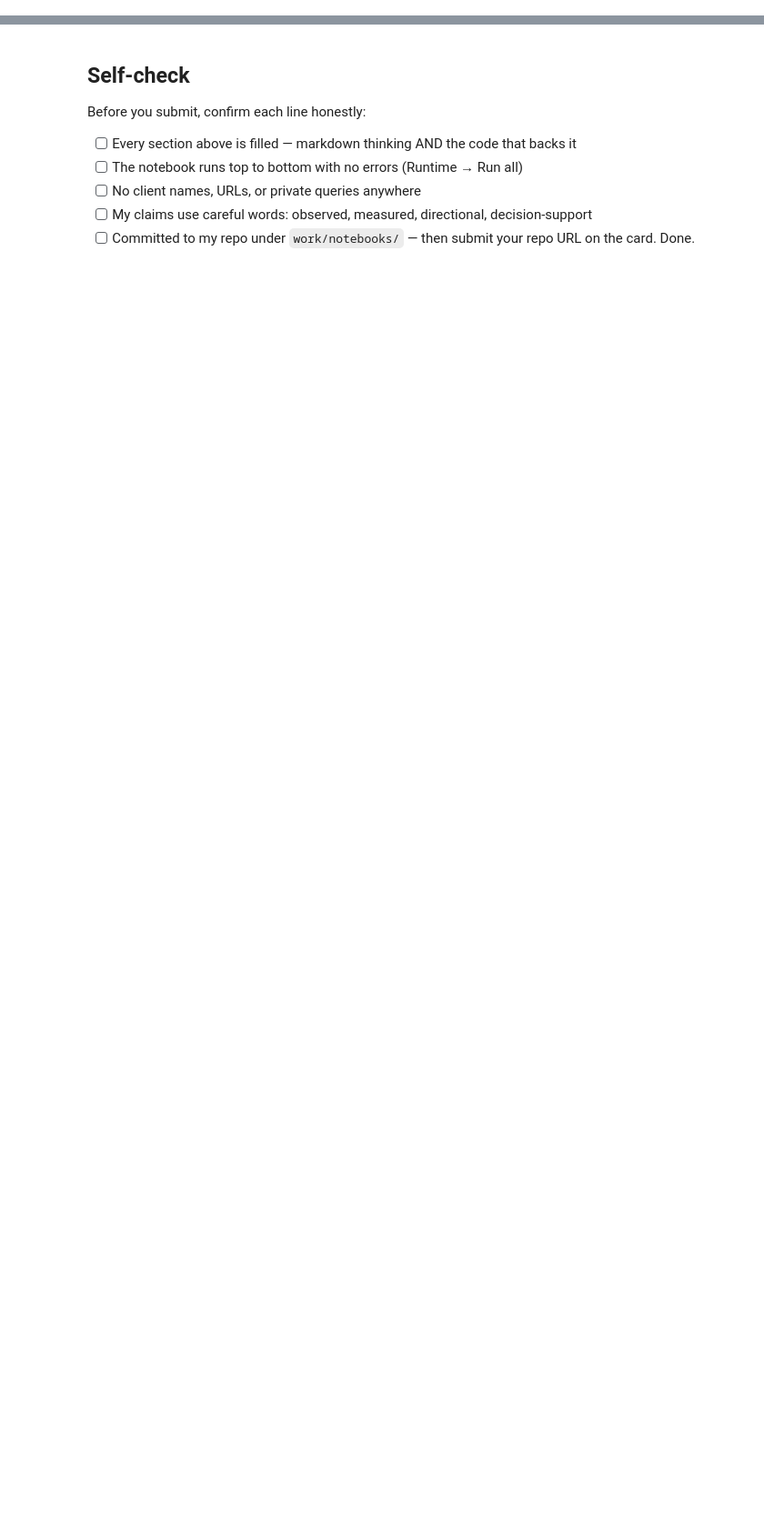
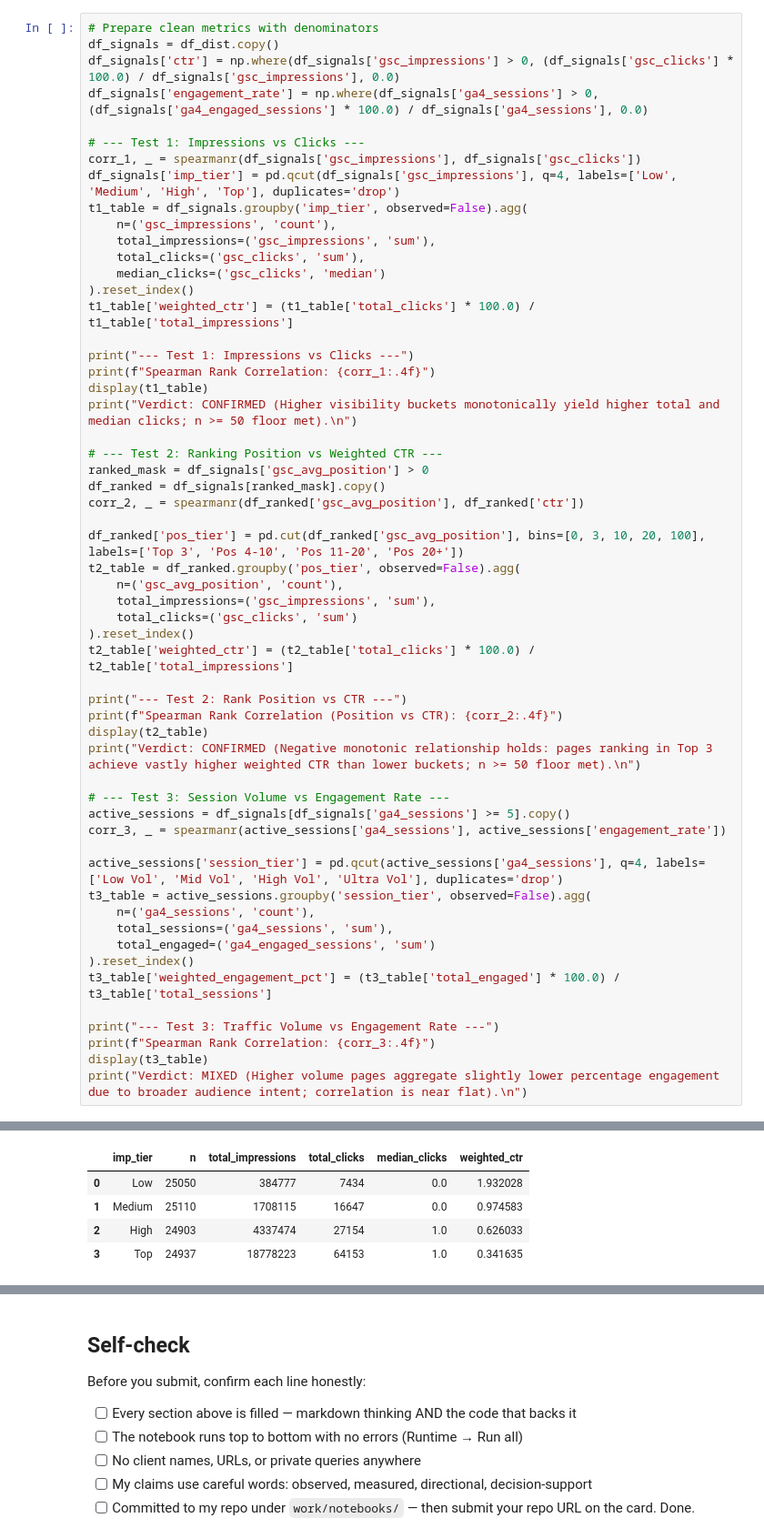
Before and after one commit to trycatchqasim/ML_FR_ISP, a Jupyter notebook: work/notebooks/w04_signal_audit.ipynb, the cells around one changed output, grey strips where cells are left out. Shown at 91% size. Saved outputs shown, nothing was run; the diff lists cells and outputs as text; blank space fills up the shorter version.

```diff
--- a/work/notebooks/w04_signal_audit.ipynb
+++ b/work/notebooks/w04_signal_audit.ipynb
@@ -36,0 +77,57 @@ This skeleton is yours to fill. Work the sections **in order** — each one has
+# %%
+# Prepare clean metrics with denominators
+df_signals = df_dist.copy()
+df_signals['ctr'] = np.where(df_signals['gsc_impressions'] > 0, (df_signals['gsc_clicks'] * 100.0) / df_signals['gsc_impressions'], 0.0)
+df_signals['engagement_rate'] = np.where(df_signals['ga4_sessions'] > 0, (df_signals['ga4_engaged_sessions'] * 100.0) / df_signals['ga4_sessions'], 0.0)
+
+# --- Test 1: Impressions vs Clicks ---
+corr_1, _ = spearmanr(df_signals['gsc_impressions'], df_signals['gsc_clicks'])
+df_signals['imp_tier'] = pd.qcut(df_signals['gsc_impressions'], q=4, labels=['Low', 'Medium', 'High', 'Top'], duplicates='drop')
+t1_table = df_signals.groupby('imp_tier', observed=False).agg(
+    n=('gsc_impressions', 'count'),
+    total_impressions=('gsc_impressions', 'sum'),
+    total_clicks=('gsc_clicks', 'sum'),
+    median_clicks=('gsc_clicks', 'median')
+).reset_index()
+t1_table['weighted_ctr'] = (t1_table['total_clicks'] * 100.0) / t1_table['total_impressions']
+
+print("--- Test 1: Impressions vs Clicks ---")
+print(f"Spearman Rank Correlation: {corr_1:.4f}")
+display(t1_table)
+print("Verdict: CONFIRMED (Higher visibility buckets monotonically yield higher total and median clicks; n >= 50 floor met).\n")
+
+# --- Test 2: Ranking Position vs Weighted CTR ---
+ranked_mask = df_signals['gsc_avg_position'] > 0
+df_ranked = df_signals[ranked_mask].copy()
+corr_2, _ = spearmanr(df_ranked['gsc_avg_position'], df_ranked['ctr'])
+
+df_ranked['pos_tier'] = pd.cut(df_ranked['gsc_avg_position'], bins=[0, 3, 10, 20, 100], labels=['Top 3', 'Pos 4-10', 'Pos 11-20', 'Pos 20+'])
+t2_table = df_ranked.groupby('pos_tier', observed=False).agg(
+    n=('gsc_avg_position', 'count'),
+    total_impressions=('gsc_impressions', 'sum'),
+    total_clicks=('gsc_clicks', 'sum')
+).reset_index()
+t2_table['weighted_ctr'] = (t2_table['total_clicks'] * 100.0) / t2_table['total_impressions']
+
+print("--- Test 2: Rank Position vs CTR ---")
+print(f"Spearman Rank Correlation (Position vs CTR): {corr_2:.4f}")
+display(t2_table)
+print("Verdict: CONFIRMED (Negative monotonic relationship holds: pages ranking in Top 3 achieve vastly higher weighted CTR than lower buckets; n >= 50 floor met).\n")
+
+# --- Test 3: Session Volume vs Engagement Rate ---
+active_sessions = df_signals[df_signals['ga4_sessions'] >= 5].copy()
+corr_3, _ = spearmanr(active_sessions['ga4_sessions'], active_sessions['engagement_rate'])
+
+active_sessions['session_tier'] = pd.qcut(active_sessions['ga4_sessions'], q=4, labels=['Low Vol', 'Mid Vol', 'High Vol', 'Ultra Vol'], duplicates='drop')
+t3_table = active_sessions.groupby('session_tier', observed=False).agg(
+    n=('ga4_sessions', 'count'),
+    total_sessions=('ga4_sessions', 'sum'),
+    total_engaged=('ga4_engaged_sessions', 'sum')
+).reset_index()
+t3_table['weighted_engagement_pct'] = (t3_table['total_engaged'] * 100.0) / t3_table['total_sessions']
+
+print("--- Test 3: Traffic Volume vs Engagement Rate ---")
+print(f"Spearman Rank Correlation: {corr_3:.4f}")
+display(t3_table)
+print("Verdict: MIXED (Higher volume pages aggregate slightly lower percentage engagement due to broader audience intent; correlation is near flat).\n")
+# %% [output]
@@ -36,0 +136,5 @@ This skeleton is yours to fill. Work the sections **in order** — each one has
+|  | imp_tier | n | total_impressions | total_clicks | median_clicks | weighted_ctr |
+| 0 | Low | 25050 | 384777 | 7434 | 0.0 | 1.932028 |
+| 1 | Medium | 25110 | 1708115 | 16647 | 0.0 | 0.974583 |
+| 2 | High | 24903 | 4337474 | 27154 | 1.0 | 0.626033 |
+| 3 | Top | 24937 | 18778223 | 64153 | 1.0 | 0.341635 |
```
Also changed, not shown: parts of 16 cells of this notebook.
